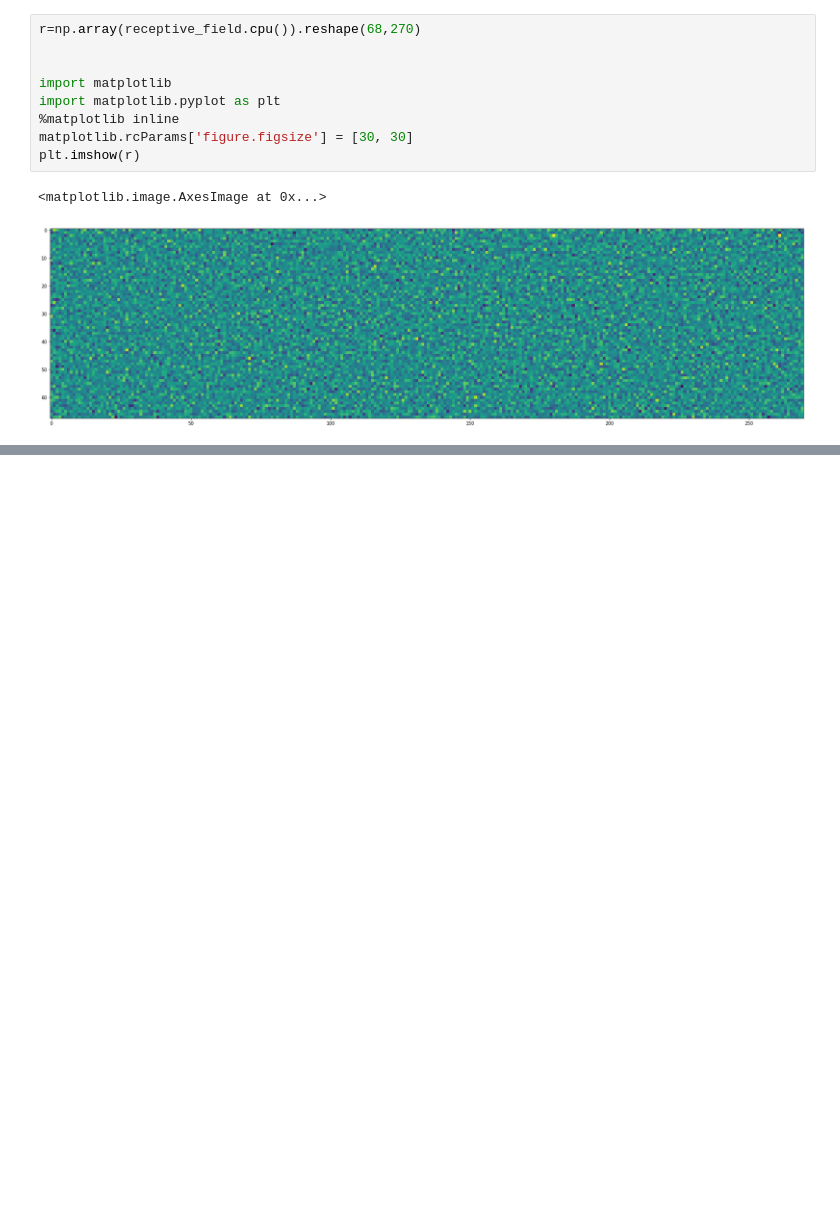
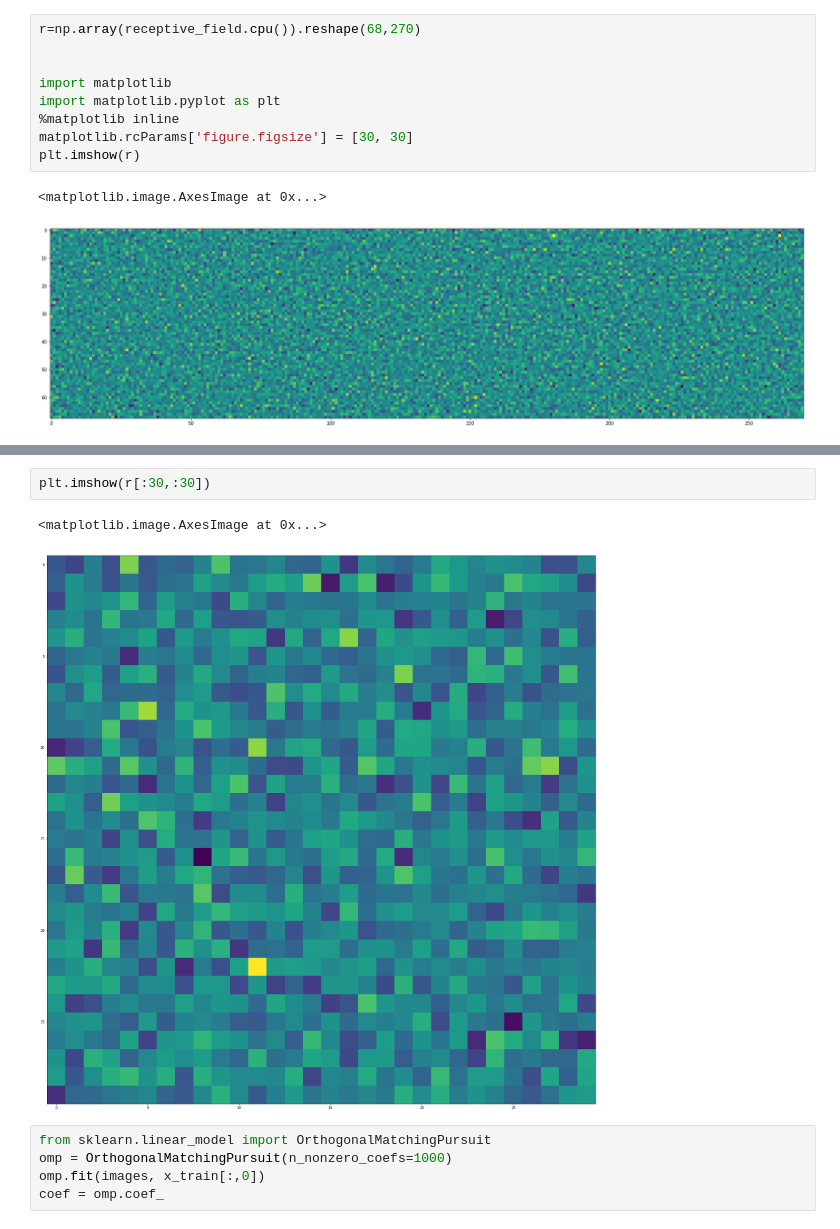
Before and after one commit to MouseLand/EnsemblePursuit, a Jupyter notebook: STA.ipynb, the cells around one changed output, grey strips where cells are left out. Cells and saved outputs as stored; diff of their text form; blank space fills up the shorter version.

```diff
--- a/STA.ipynb
+++ b/STA.ipynb
@@ -127,0 +139,10 @@ torch.Size([18360, 1])
+# %%
+plt.imshow(r[:30,:30])
+# %% [output]
+<matplotlib.image.AxesImage at 0x...>
+[figure, added]
+# %%
+from sklearn.linear_model import OrthogonalMatchingPursuit
+omp = OrthogonalMatchingPursuit(n_nonzero_coefs=1000)
+omp.fit(images, x_train[:,0])
+coef = omp.coef_
```
Also changed, not shown: parts of 6 cells of this notebook, 1 other file.
